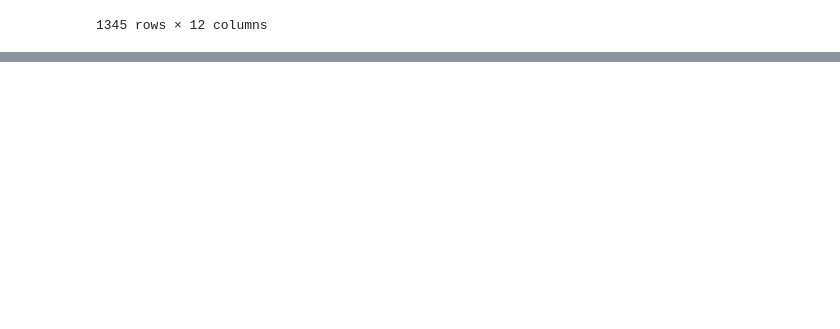
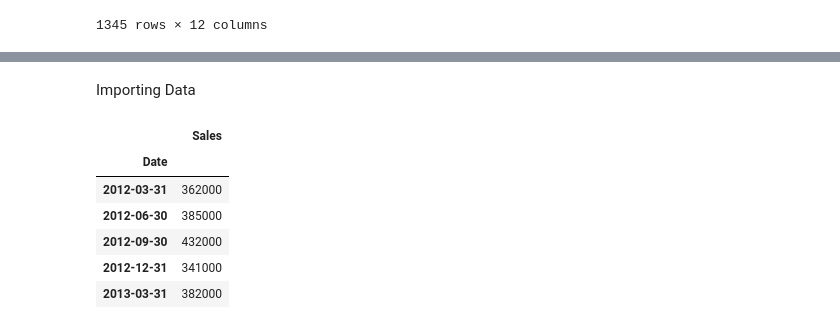
Before and after one commit to MMoronto/peutingar-labs, a Jupyter notebook: Forecasting_exercises.ipynb, the cells around one changed output, grey strips where cells are left out. Drawn from its saved outputs; the diff is of its cells as text; code cells hidden in the pictures; blank space fills up the shorter version.

```diff
--- a/Forecasting_exercises.ipynb
+++ b/Forecasting_exercises.ipynb
@@ -264,0 +327,19 @@ Which item did you mean: ['chickwts', 'Harman74', 'npk', 'quakes', 'sunspot', 'd
+# %% [markdown]
+Importing Data
+# %%
+
+path = 'https://raw.githubusercontent.com/pawarbi/datasets/master/timeseries/ts_frenchretail.csv'
+
+data = pd.read_csv(path, parse_dates=True, index_col="Date")
+
+data.index.freq='Q'
+
+data.head()
+# %% [output]
+|  | Sales |
+| Date |  |
+| 2012-03-31 | 362000 |
+| 2012-06-30 | 385000 |
+| 2012-09-30 | 432000 |
+| 2012-12-31 | 341000 |
+| 2013-03-31 | 382000 |
```
Also changed, not shown: parts of 5 cells of this notebook.
